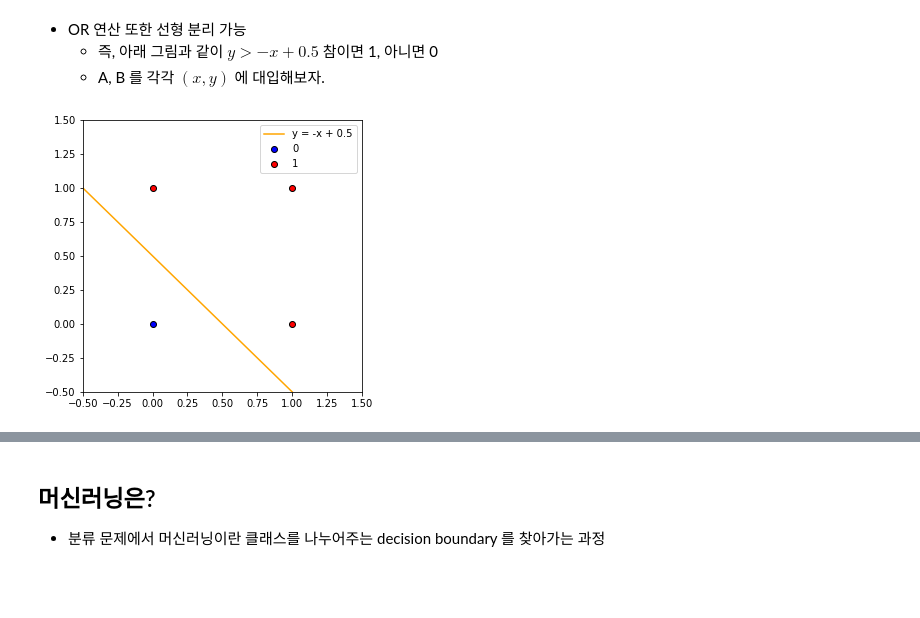
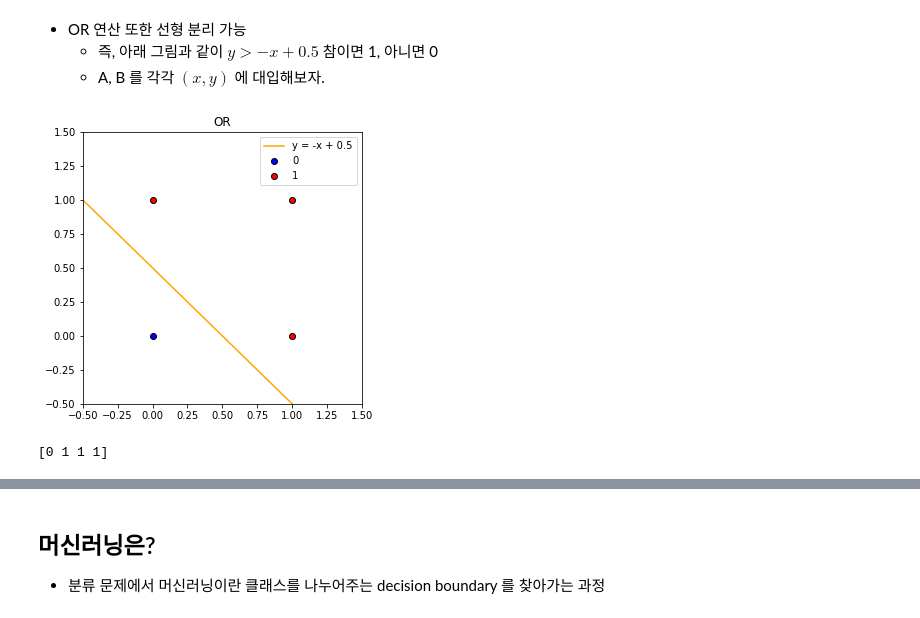
Before and after one commit to WoongheeLee/class-2020-Artificial-Intelligence-and-Future-Society, a Jupyter notebook: week08/machinelearning_introduction.ipynb, the cells around one changed output, grey strips where cells are left out. Drawn from its saved outputs; the diff is of its cells as text; code cells hidden in the pictures; blank space fills up the shorter version.

```diff
--- a/week08/machinelearning_introduction.ipynb
+++ b/week08/machinelearning_introduction.ipynb
@@ -91,13 +130,21 @@ y = np.array(y)
 # %%
 # 이해 안되는 코드는 일단 넘어갈 것
 plt.figure(figsize=(5,5))
 x = np.linspace(-2, 2, 100)
 plt.scatter(X[:, 0][:1], X[:, 1][:1], color='blue', edgecolor='k', label=0)
 plt.scatter(X[:, 0][1:], X[:, 1][1:], color='red', edgecolor='k', label=1)
 plt.plot(x, -x + .5, color='orange',label='y = -x + 0.5')
 plt.ylim(-.5, 1.5)
 plt.xlim(-.5, 1.5)
 plt.legend()
+plt.title('OR')
 plt.show()
 # %% [output]
-[figure, old version]
+[figure, new version]
+# %%
+# 선형 분리 데이터용 모델에 적용
+svc_linear = LinearSVC().fit(X, y)
+y_pred = svc_linear.predict(X)
+print(y_pred)
+# %% [output]
+[0 1 1 1]
```
Also changed, not shown: parts of 43 cells of this notebook.
